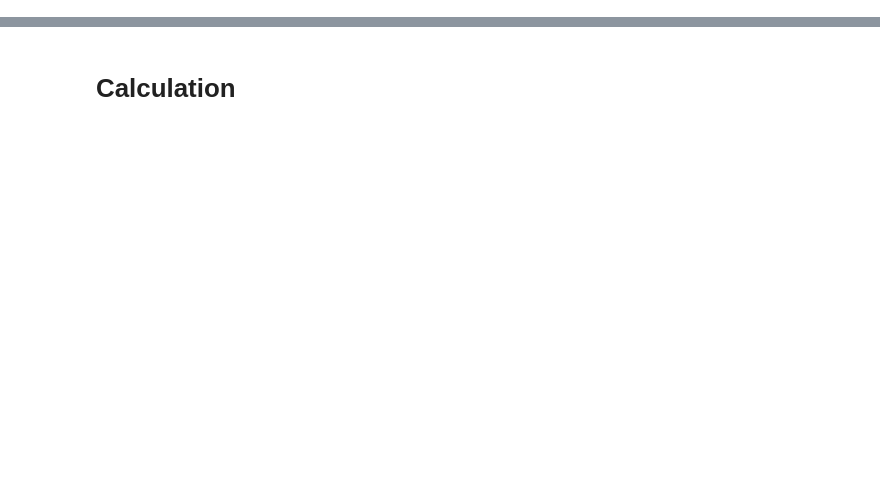
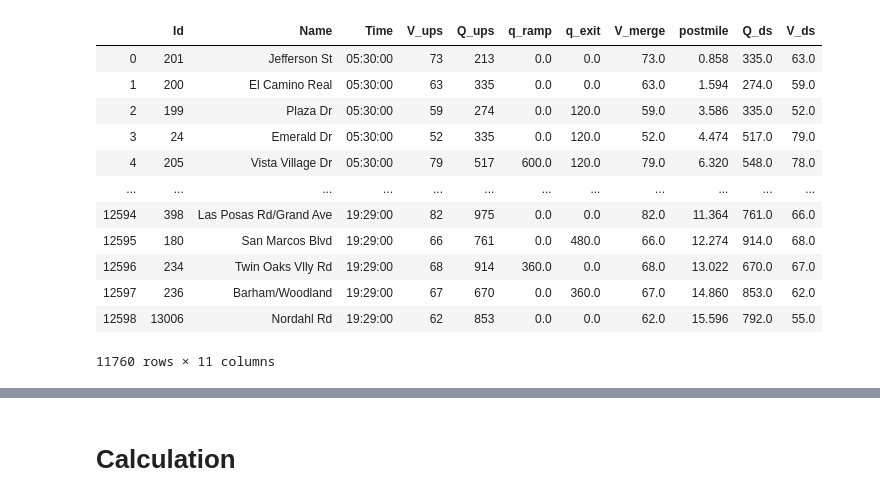
Before and after one commit to amuamushu/ai_transportation, a Jupyter notebook: paper_calc.ipynb, the cells around one changed output, grey strips where cells are left out. Saved outputs shown, nothing was run; the diff lists cells and outputs as text; code cells hidden in the pictures; blank space fills up the shorter version.

```diff
--- a/paper_calc.ipynb
+++ b/paper_calc.ipynb
@@ -57,0 +89,80 @@ df['convtime'] = df['Time'].apply(convtime)
+# %%
+# Shift up q_exit values and calculate V_ds and Q_ds
+# To do a calculation for ramp1 at time T, we need q_exit value of ramp2 at T+(1min)
+# V_ds and Q_ds of ramp 1 at time T are V_ups and Q_ups of ramp 2 at time T+(1min)
+
+df = raw.copy()
+
+times = df['Time'].unique().tolist()
+ramps = df['Id'].unique().tolist()
+
+temp_df = pd.DataFrame()
+
+for ramp in ramps:
+    ramp_df = df.loc[df['Id'] == ramp]
+
+    q_exits = ramp_df['q_exit'].tolist()
+    q_exits = q_exits[1:] + [None]
+    ramp_df.loc[:, 'q_exit'] = q_exits
+
+    Q_ds = ramp_df['Q_ups'].tolist()
+    Q_ds = Q_ds[1:] + [None]
+    ramp_df.loc[:, 'Q_ds'] = Q_ds
+
+    V_ds = ramp_df['V_ups'].tolist()
+    V_ds = V_ds[1:] + [None]
+    ramp_df.loc[:, 'V_ds'] = V_ds
+
+
+
+    temp_df = pd.concat([temp_df, ramp_df])
+
+df = temp_df.copy()
+temp_df = pd.DataFrame()
+
+for time in times:
+    time_df = df.loc[df['Time'] == time]
+
+    q_exits = time_df['q_exit'].tolist()
+    q_exits = q_exits[1:] + [None]
+    time_df.loc[:, 'q_exit'] = q_exits
+
+    Q_ds = time_df['Q_ups'].tolist()
+    Q_ds = Q_ds[1:] + [None]
+    time_df.loc[:, 'Q_ds'] = Q_ds
+
+    V_ds = time_df['V_ups'].tolist()
+    V_ds = V_ds[1:] + [None]
+    time_df.loc[:, 'V_ds'] = V_ds
+
+    temp_df = pd.concat([temp_df, time_df])
+
+
+temp_df.sort_values(by=['Time', 'postmile'], inplace=True)
+temp_df.reset_index(drop=True)
+
+df = temp_df.copy()
+
+df = df[df['q_exit'].notna()]
+df = df[df['Q_ds'].notna()]
+df = df[df['V_ds'].notna()]
+
+# Rename table
+raw = df.copy()
+df = None
+
+raw
+# %% [output]
+|  | Id | Name | Time | V_ups | Q_ups | q_ramp | q_exit | V_merge | postmile | Q_ds | V_ds |
+| 0 | 201 | Jefferson St | 05:30:00 | 73 | 213 | 0.0 | 0.0 | 73.0 | 0.858 | 335.0 | 63.0 |
+| 1 | 200 | El Camino Real | 05:30:00 | 63 | 335 | 0.0 | 0.0 | 63.0 | 1.594 | 274.0 | 59.0 |
+| 2 | 199 | Plaza Dr | 05:30:00 | 59 | 274 | 0.0 | 120.0 | 59.0 | 3.586 | 335.0 | 52.0 |
+| 3 | 24 | Emerald Dr | 05:30:00 | 52 | 335 | 0.0 | 120.0 | 52.0 | 4.474 | 517.0 | 79.0 |
+| 4 | 205 | Vista Village Dr | 05:30:00 | 79 | 517 | 600.0 | 120.0 | 79.0 | 6.320 | 548.0 | 78.0 |
+| ... | ... | ... | ... | ... | ... | ... | ... | ... | ... | ... | ... |
+| 12594 | 398 | Las Posas Rd/Grand Ave | 19:29:00 | 82 | 975 | 0.0 | 0.0 | 82.0 | 11.364 | 761.0 | 66.0 |
+| 12595 | 180 | San Marcos Blvd | 19:29:00 | 66 | 761 | 0.0 | 480.0 | 66.0 | 12.274 | 914.0 | 68.0 |
+| 12596 | 234 | Twin Oaks Vlly Rd | 19:29:00 | 68 | 914 | 360.0 | 0.0 | 68.0 | 13.022 | 670.0 | 67.0 |
+| 12597 | 236 | Barham/Woodland | 19:29:00 | 67 | 670 | 0.0 | 360.0 | 67.0 | 14.860 | 853.0 | 62.0 |
+| 12598 | 13006 | Nordahl Rd | 19:29:00 | 62 | 853 | 0.0 | 0.0 | 62.0 | 15.596 | 792.0 | 55.0 |
+11760 rows × 11 columns
```
Also changed, not shown: parts of 48 cells of this notebook, 4 other files.
